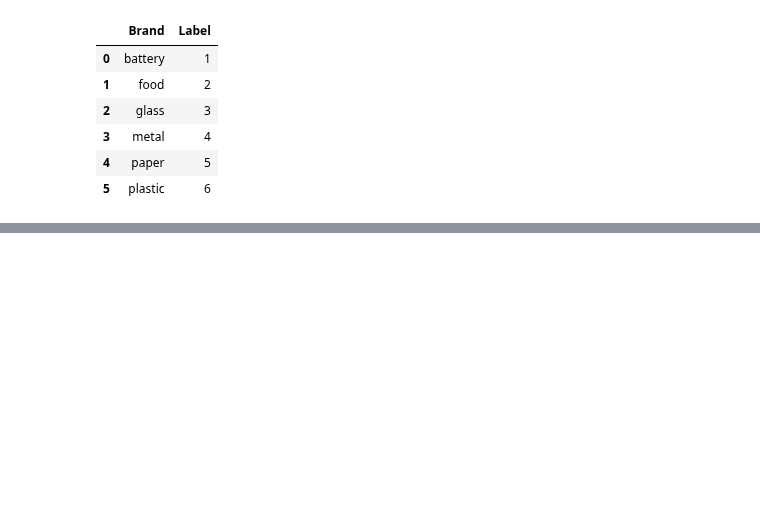
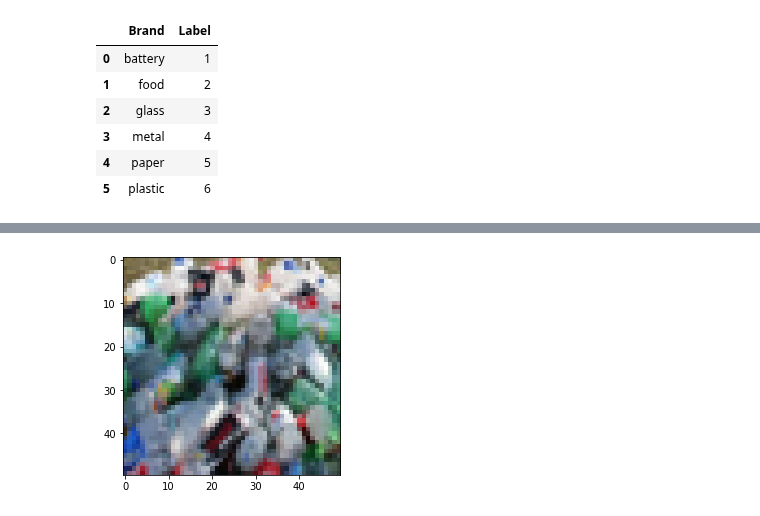
Before and after one commit to HoJin1014/KNU-BIGDATA-study, a Jupyter notebook: livingrab5/trash_ex1.ipynb, the cells around one changed output, grey strips where cells are left out. Cells and saved outputs as stored; diff of their text form; code cells hidden in the pictures; blank space fills up the shorter version.

```diff
--- a/livingrab5/trash_ex1.ipynb
+++ b/livingrab5/trash_ex1.ipynb
@@ -758,0 +744,3 @@ food
+# %%
+d=img_preprocessing('./test.img/plastic1.JPG')
+# %% [output]
@@ -758,0 +749 @@ food
+[figure, added]
```
Also changed, not shown: parts of 68 cells of this notebook.
